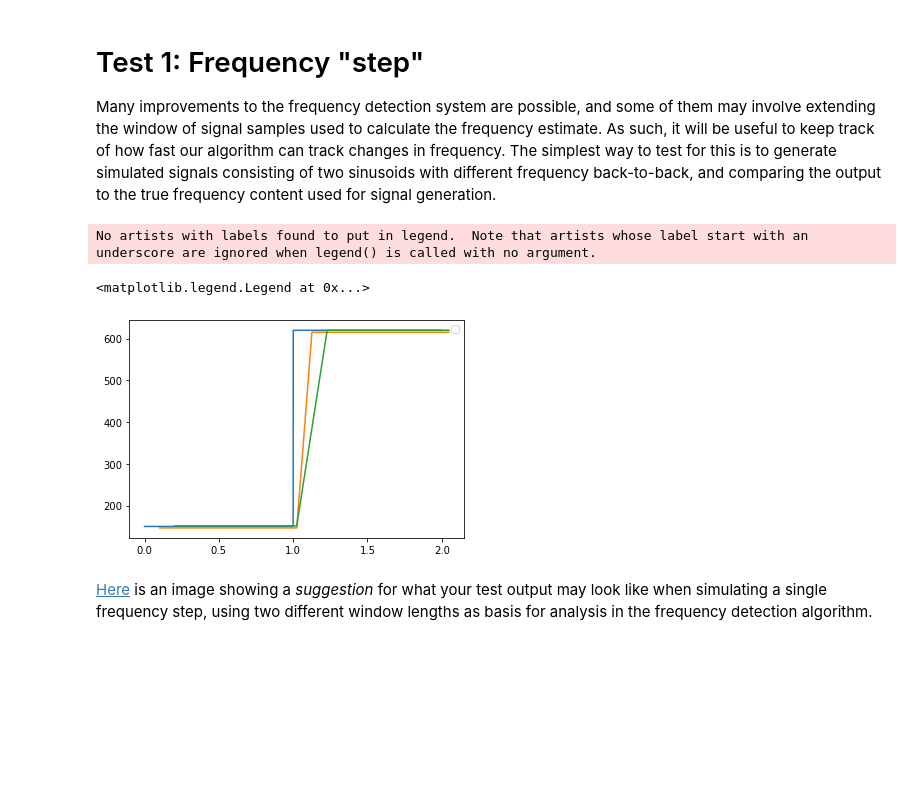
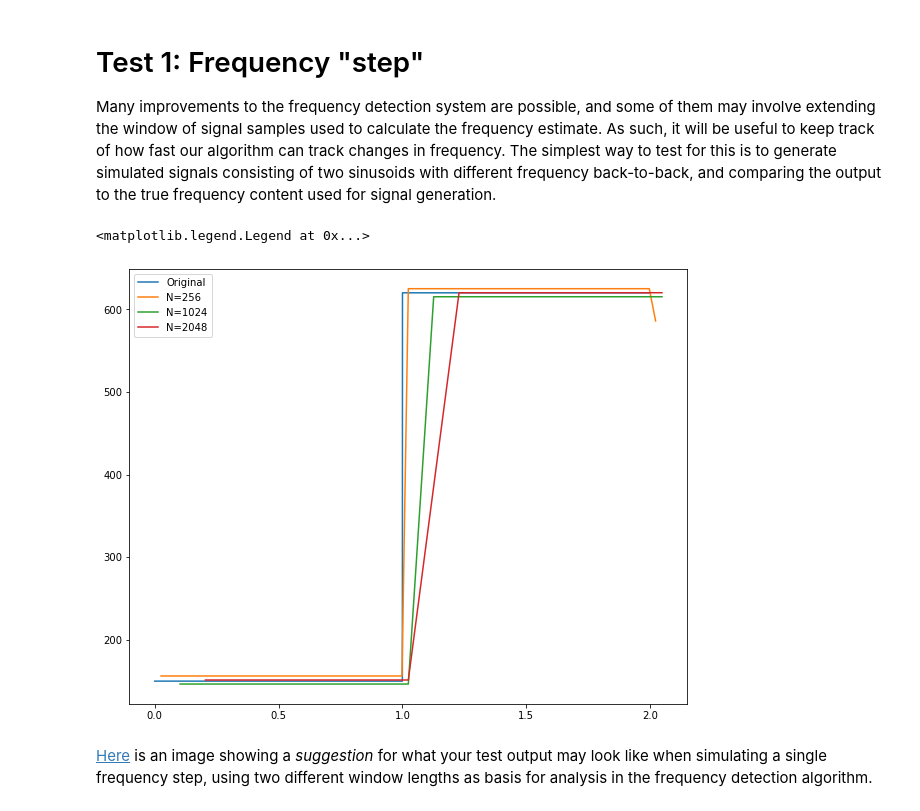
Before and after one commit to Mortenms/AIS2201_Exercises, a Jupyter notebook: Exercise_7/Test1_Frequency_Step.ipynb, the cells around one changed output. Drawn from its saved outputs; the diff is of its cells as text; code cells hidden in the pictures; blank space fills up the shorter version.

```diff
--- a/Exercise_7/Test1_Frequency_Step.ipynb
+++ b/Exercise_7/Test1_Frequency_Step.ipynb
@@ -5,36 +5,37 @@ Many improvements to the frequency detection system are possible, and some of th
 # %%
 from baseline_algorithm import freq_detection
 import numpy as np
 import matplotlib.pyplot as plt
 # WRITE YOUR CODE IN THIS CELL:
 fs = 10000
 N = 2*fs
 f1 = 150
 f2 = 620
 A = 1
 
 t = np.arange(N)/fs
 
 def makeStepInput(f1,f2,t):
     t1, t2 = np.split(t,2)
     x1 = A*np.sin(2*np.pi*f1*t1)
     x2 = A*np.sin(2*np.pi*f2*t2)
     xn = np.concatenate((x1, x2))
     return xn
 xn = makeStepInput(f1,f2,t)
 
 timestamps1, freqs1 = freq_detection(xn,fs)
 timestamps2, freqs2 = freq_detection(xn,fs,2048)
+timestamps3, freqs3 = freq_detection(xn,fs,256)
 
 freqAxis = np.concatenate((np.full(N//2,f1),np.full(N//2,f2)))
-plt.close(1); plt.figure(1)
-plt.plot(t,freqAxis)
-plt.plot(timestamps1,freqs1)
-plt.plot(timestamps2,freqs2)
+plt.close(1); plt.figure(1,figsize=(10,8))
+plt.plot(t,freqAxis, label="Original")
+plt.plot(timestamps3,freqs3, label="N=256")
+plt.plot(timestamps1,freqs1, label="N=1024")
+plt.plot(timestamps2,freqs2, label="N=2048")
 plt.legend()
 # %% [output]
-No artists with labels found to put in legend.  Note that artists whose label start with an underscore are ignored when legend() is called with no argument.
+<matplotlib.legend.Legend at 0x...>
-<matplotlib.legend.Legend at 0x...>
-[figure, old version]
+[figure, new version]
 # %% [markdown]
 [Here](Figures/FreqStepTest_LF.png) is an image showing a *suggestion* for what your test output may look like when simulating a single frequency step, using two different window lengths as basis for analysis in the frequency detection algorithm.
```
Also changed, not shown: 3 other files.
